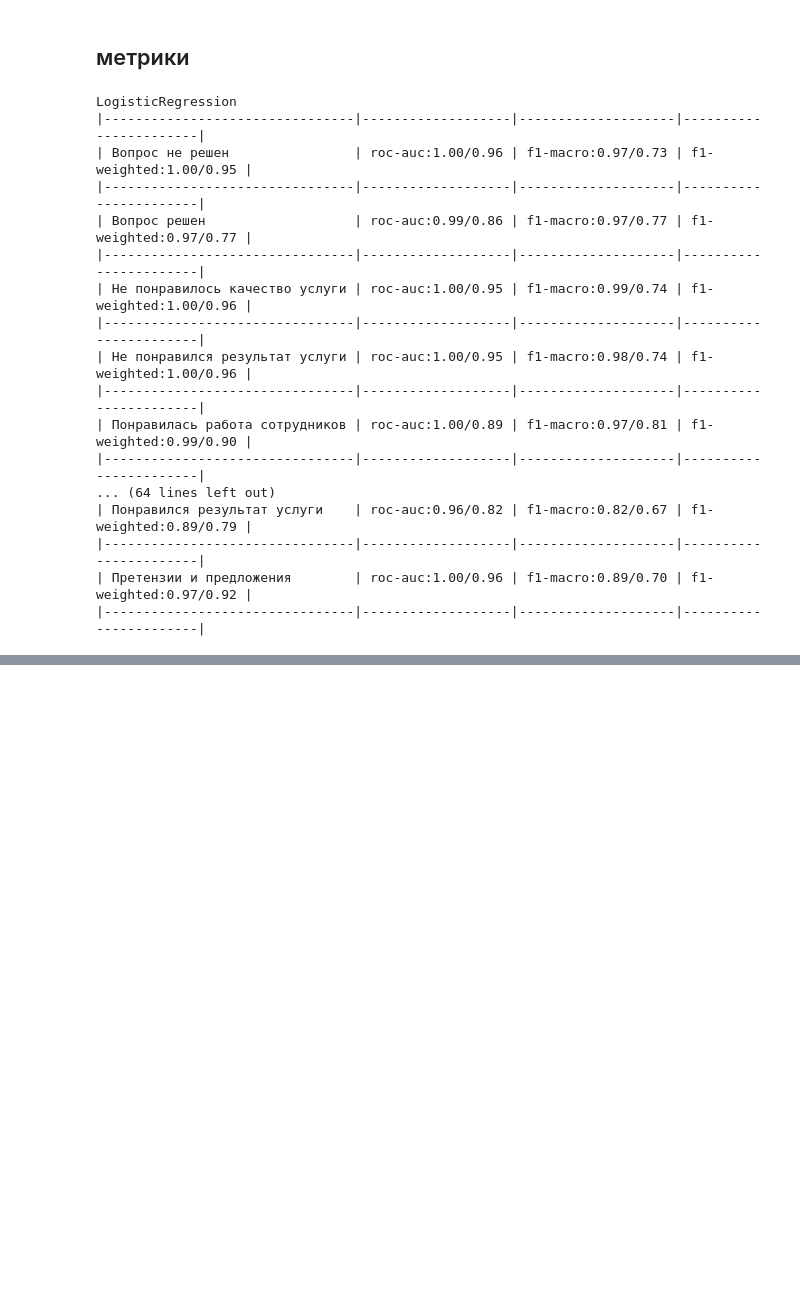
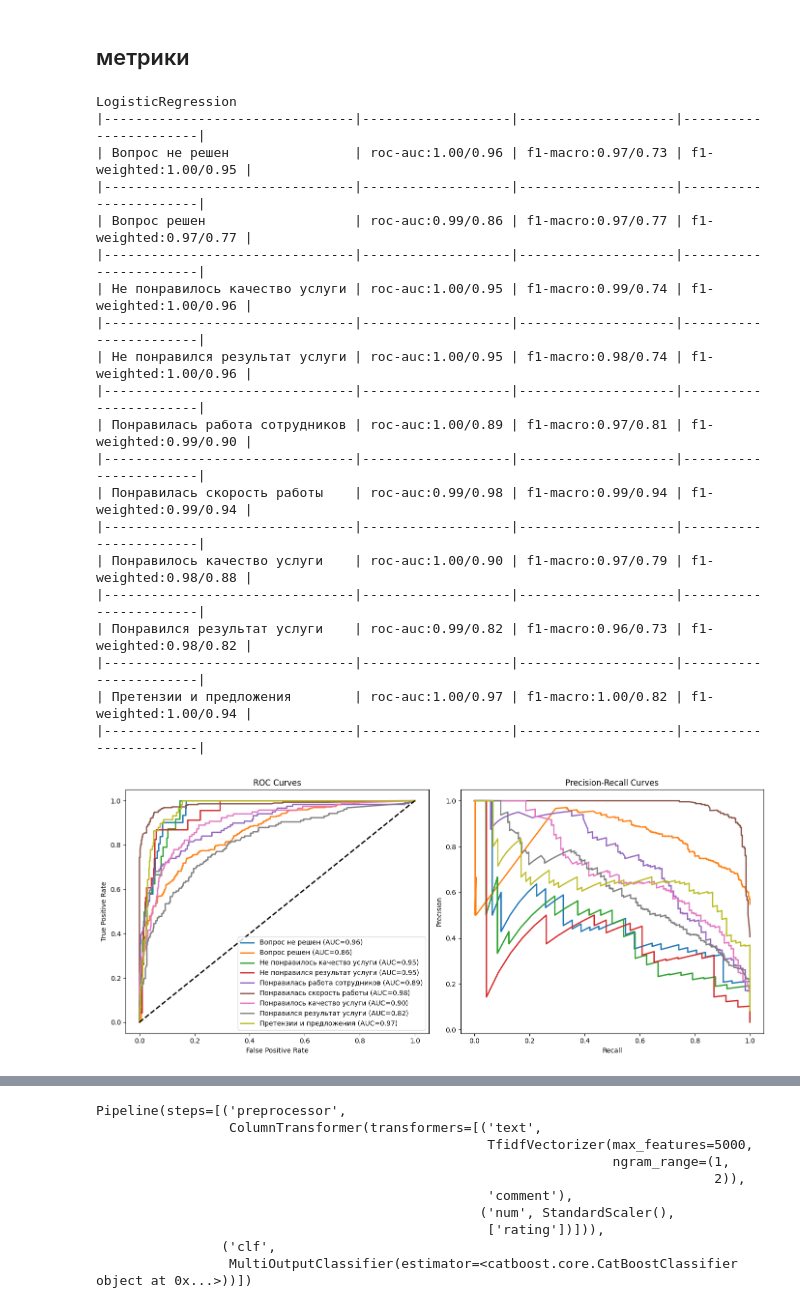
Before and after one commit to aanchik/intensiv-4, a Jupyter notebook: intensiv-4/final/ayo-o-o.ipynb, the cells around one changed output, grey strips where cells are left out. Drawn from its saved outputs; the diff is of its cells as text; code cells hidden in the pictures; blank space fills up the shorter version.

Commit message:
beautiful graphics
roc curves and precision recall curves for each model. changed TnS a bit

```diff
--- a/intensiv-4/final/ayo-o-o.ipynb
+++ b/intensiv-4/final/ayo-o-o.ipynb
@@ -231,29 +279,29 @@ def predict_tags_with_proba(model,text,rating,threshold=0.5):
 # %% [markdown]
 ## метрики
 # %%
-print("LogisticRegression")
-TnS(model_logreg)
-print("RandomForestClassifier")
-TnS(model_rngfor)
-print("LinearSVC")
-TnS(model_linsvc)
-print("CatBoostClassifier")
-TnS(model_catbst)
+TnS(model_logreg,"LogisticRegression")
+TnS(model_rngfor,"RandomForestClassifier")
+TnS(model_linsvc,"LinearSVC")
+TnS(model_catbst,"CatBoostClassifier")
 # %% [output]
 LogisticRegression
 |--------------------------------|-------------------|--------------------|-----------------------|
 | Вопрос не решен                | roc-auc:1.00/0.96 | f1-macro:0.97/0.73 | f1-weighted:1.00/0.95 |
 |--------------------------------|-------------------|--------------------|-----------------------|
 | Вопрос решен                   | roc-auc:0.99/0.86 | f1-macro:0.97/0.77 | f1-weighted:0.97/0.77 |
 |--------------------------------|-------------------|--------------------|-----------------------|
 | Не понравилось качество услуги | roc-auc:1.00/0.95 | f1-macro:0.99/0.74 | f1-weighted:1.00/0.96 |
 |--------------------------------|-------------------|--------------------|-----------------------|
 | Не понравился результат услуги | roc-auc:1.00/0.95 | f1-macro:0.98/0.74 | f1-weighted:1.00/0.96 |
 |--------------------------------|-------------------|--------------------|-----------------------|
 | Понравилась работа сотрудников | roc-auc:1.00/0.89 | f1-macro:0.97/0.81 | f1-weighted:0.99/0.90 |
 |--------------------------------|-------------------|--------------------|-----------------------|
-... (64 lines left out)
-| Понравился результат услуги    | roc-auc:0.96/0.82 | f1-macro:0.82/0.67 | f1-weighted:0.89/0.79 |
+| Понравилась скорость работы    | roc-auc:0.99/0.98 | f1-macro:0.99/0.94 | f1-weighted:0.99/0.94 |
 |--------------------------------|-------------------|--------------------|-----------------------|
-| Претензии и предложения        | roc-auc:1.00/0.96 | f1-macro:0.89/0.70 | f1-weighted:0.97/0.92 |
+| Понравилось качество услуги    | roc-auc:1.00/0.90 | f1-macro:0.97/0.79 | f1-weighted:0.98/0.88 |
 |--------------------------------|-------------------|--------------------|-----------------------|
+| Понравился результат услуги    | roc-auc:0.99/0.82 | f1-macro:0.96/0.73 | f1-weighted:0.98/0.82 |
+|--------------------------------|-------------------|--------------------|-----------------------|
+| Претензии и предложения        | roc-auc:1.00/0.97 | f1-macro:1.00/0.82 | f1-weighted:1.00/0.94 |
+|--------------------------------|-------------------|--------------------|-----------------------|
+[figure, added]
@@ -270,3 +371,13 @@ Pipeline(steps=[('preprocessor',
+Pipeline(steps=[('preprocessor',
+                 ColumnTransformer(transformers=[('text',
+                                                  TfidfVectorizer(max_features=5000,
+                                                                  ngram_range=(1,
+                                                                               2)),
+                                                  'comment'),
+                                                 ('num', StandardScaler(),
+                                                  ['rating'])])),
+                ('clf',
+                 MultiOutputClassifier(estimator=<catboost.core.CatBoostClassifier object at 0x...>))])
 # %%
 new_comment="сотрудник быстро решил мой вопрос, качество услуги на высоте!"
 new_rating=5
```
Also changed, not shown: parts of 3 cells of this notebook.
